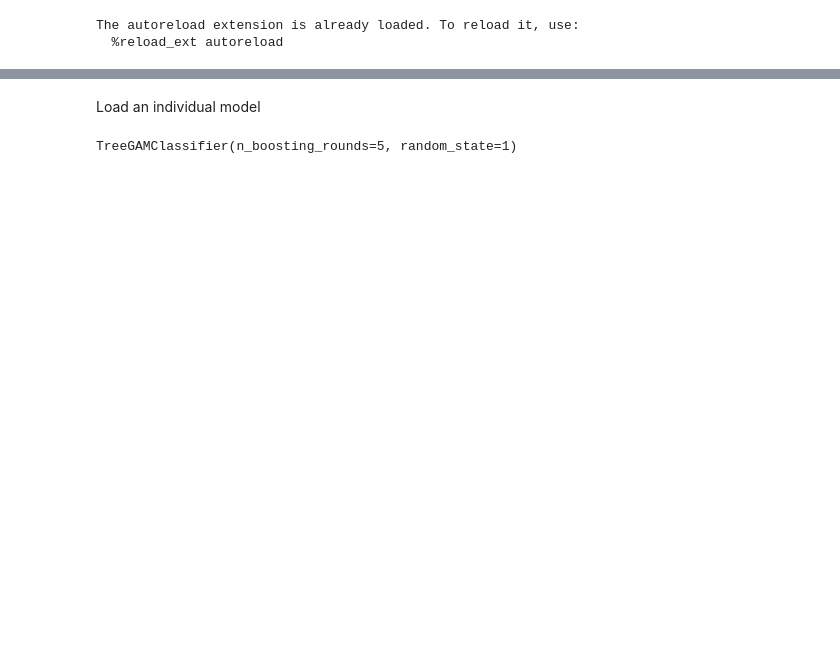
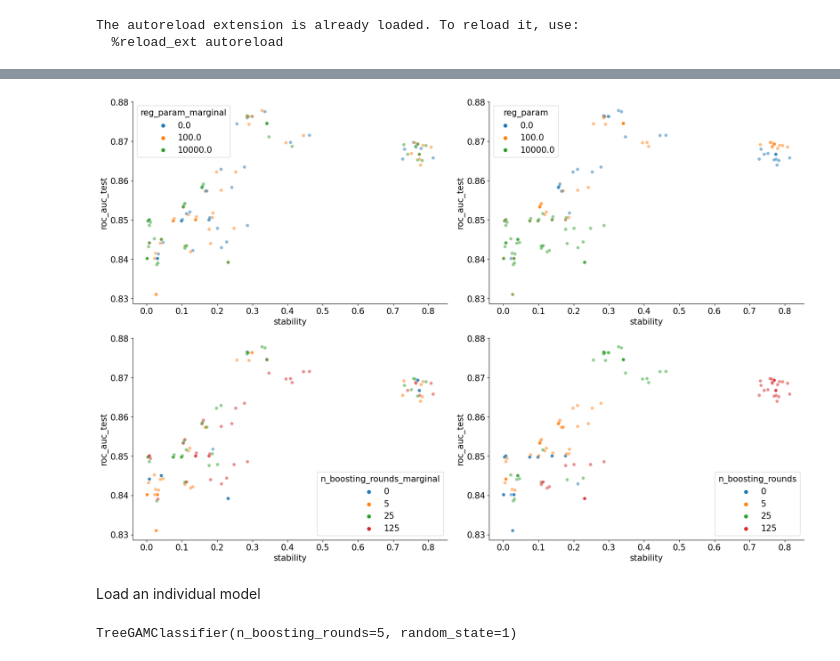
Before and after one commit to csinva/gam-experiments, a Jupyter notebook: notebooks/01_model_results.ipynb, the cells around one changed output, grey strips where cells are left out. Saved outputs shown, nothing was run; the diff lists cells and outputs as text; code cells hidden in the pictures; blank space fills up the shorter version.

```diff
--- a/notebooks/01_model_results.ipynb
+++ b/notebooks/01_model_results.ipynb
@@ -97,3 +133,49 @@ Stability:
+# %%
+df = pd.DataFrame(ravg)
+df = (
+    df.groupby([k for k in group_keys if not k == "dataset_name"])[
+        ["roc_auc_test", "stability"]
+    ]
+    .mean()
+    .reset_index()
+)
+df = df[~((df.n_boosting_rounds == 0) & (df.n_boosting_rounds_marginal == 0))]
+# df = df[df.fit_linear_marginal == "None"]
+# df = df[df.n_boosting_rounds == 0]
+# df = df[df.n_boosting_rounds_marginal == 5]
+fig, axes = plt.subplots(2, 2, figsize=(18, 12))
+kwargs = dict(
+    data=df,
+    x="stability",
+    y="roc_auc_test",
+    palette="tab10",
+    alpha=0.5,
+)
+sns.scatterplot(
+    **kwargs,
+    hue="reg_param_marginal",
+    ax=axes[0, 0],
+)
+sns.scatterplot(
+    **kwargs,
+    hue="reg_param",
+    # hue="n_boosting_rounds_marginal",
+    # hue="n_boosting_rounds",
+    ax=axes[0, 1],
+)
+sns.scatterplot(
+    **kwargs,
+    hue="n_boosting_rounds_marginal",
+    ax=axes[1, 0],
+)
+sns.scatterplot(
+    **kwargs,
+    hue="n_boosting_rounds",
+    ax=axes[1, 1],
+)
+plt.show()
+# %% [output]
+[figure, added]
 # %% [markdown]
 Load an individual model
 # %%
```
Also changed, not shown: parts of 3 cells of this notebook, 4 other files.
